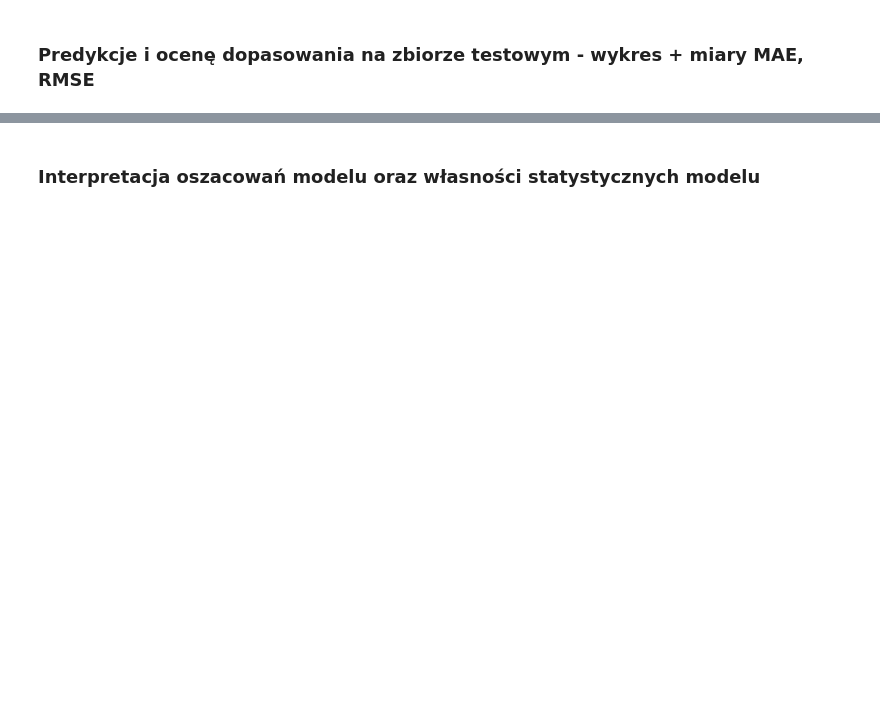
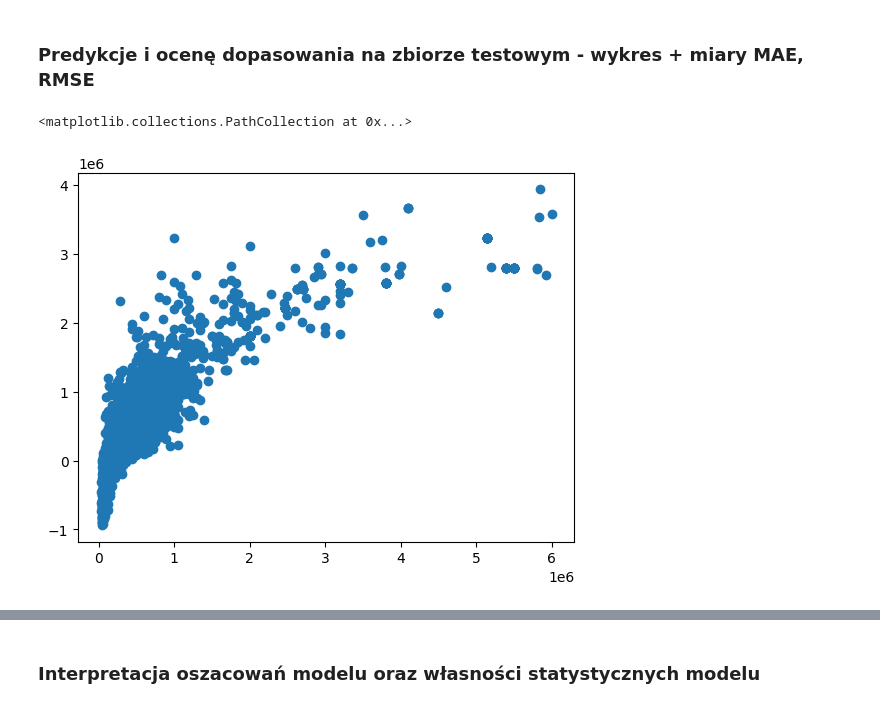
Before and after one commit to patrykkondrat/sgh_ppwmi, a Jupyter notebook: 10-Homework_3/homework3.ipynb, the cells around one changed output, grey strips where cells are left out. Drawn from its saved outputs; the diff is of its cells as text; code cells hidden in the pictures; blank space fills up the shorter version.

```diff
--- a/10-Homework_3/homework3.ipynb
+++ b/10-Homework_3/homework3.ipynb
@@ -144,9 +205,8 @@ sns.heatmap(numeric_df.corr())
 # %%
-x = car_vehicles[[ 'km_driven', 'year', 'fuel', 'seller_type', 'transmission', 'owner', 'mileage']]
+x = car_vehicles[['km_driven', 'year', 'fuel', 'seller_type', 'transmission', 'owner', 'mileage', 'engine', 'max_power']]
 y = car_vehicles['selling_price']
-# x["transmission"].unique()
 # %%
-X_train, x_test, Y_train, y_test = train_test_split(x, y, test_size=0.2, random_state=0)
+X_train, x_test, Y_train, y_test = train_test_split(x, y, test_size=0.4, random_state=101)
 # %%
 lm = LinearRegression()
 lm.fit(X_train, Y_train)
@@ -161,3 +268,8 @@ coeff_df
 ### Predykcje i ocenę dopasowania na zbiorze testowym - wykres + miary MAE, RMSE
 # %%
 predictions = lm.predict(x_test)
+# %%
+plt.scatter(y_test,predictions)
+# %% [output]
+<matplotlib.collections.PathCollection at 0x...>
+[figure, added]
```
Also changed, not shown: parts of 28 cells of this notebook, 1 other file.
